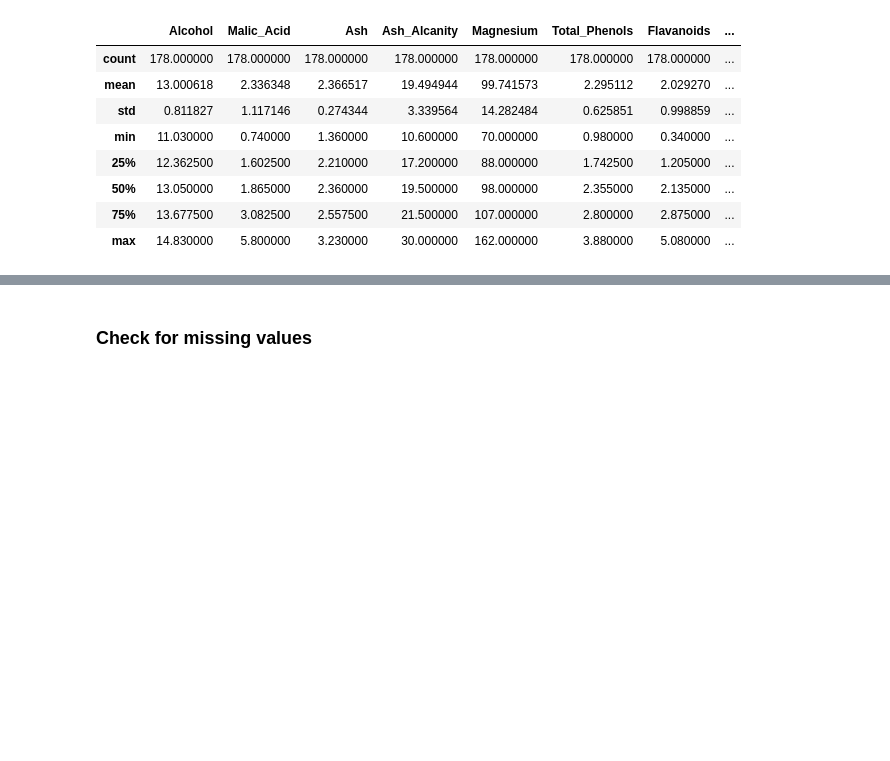
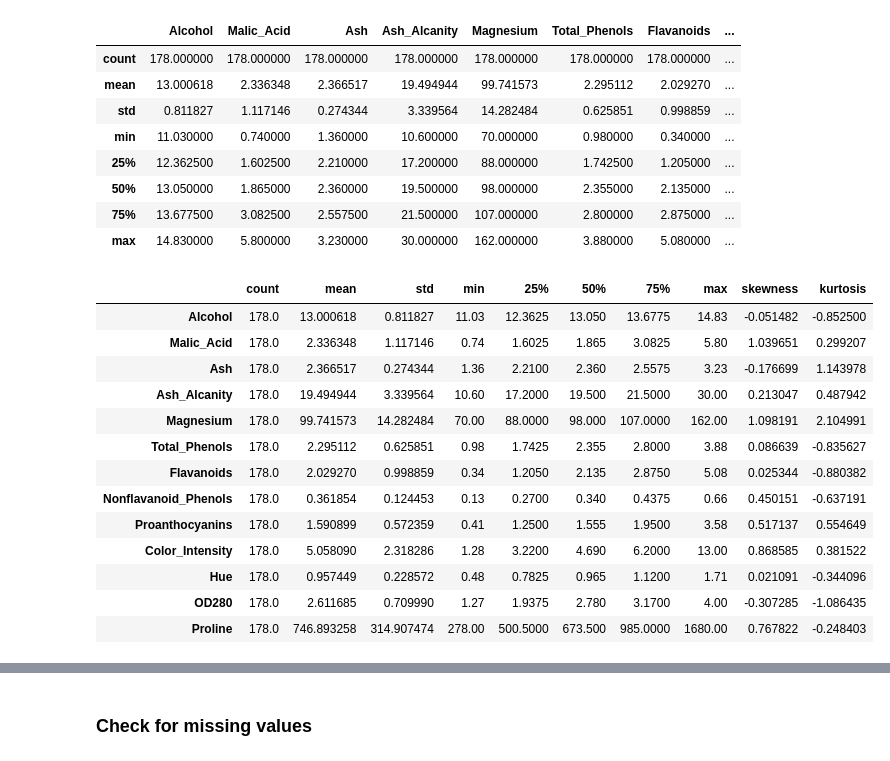
Before and after one commit to ZenaPoudel/wine-clustering, a Jupyter notebook: Notebook.ipynb, the cells around one changed output, grey strips where cells are left out. Cells and saved outputs as stored; diff of their text form; code cells hidden in the pictures; blank space fills up the shorter version.

```diff
--- a/Notebook.ipynb
+++ b/Notebook.ipynb
@@ -41,3 +43,29 @@ df.describe()
 | 50% | 13.050000 | 1.865000 | 2.360000 | 19.500000 | 98.000000 | 2.355000 | 2.135000 | ... |
 | 75% | 13.677500 | 3.082500 | 2.557500 | 21.500000 | 107.000000 | 2.800000 | 2.875000 | ... |
 | max | 14.830000 | 5.800000 | 3.230000 | 30.000000 | 162.000000 | 3.880000 | 5.080000 | ... |
+# %%
+# Calculate skewness and kurtosis
+skewness = df.skew()
+kurtosis = df.kurt()
+
+summary = df.describe().T
+
+summary['skewness'] = skewness
+summary['kurtosis'] = kurtosis
+
+summary
+# %% [output]
+|  | count | mean | std | min | 25% | 50% | 75% | max | skewness | kurtosis |
+| Alcohol | 178.0 | 13.000618 | 0.811827 | 11.03 | 12.3625 | 13.050 | 13.6775 | 14.83 | -0.051482 | -0.852500 |
+| Malic_Acid | 178.0 | 2.336348 | 1.117146 | 0.74 | 1.6025 | 1.865 | 3.0825 | 5.80 | 1.039651 | 0.299207 |
+| Ash | 178.0 | 2.366517 | 0.274344 | 1.36 | 2.2100 | 2.360 | 2.5575 | 3.23 | -0.176699 | 1.143978 |
+| Ash_Alcanity | 178.0 | 19.494944 | 3.339564 | 10.60 | 17.2000 | 19.500 | 21.5000 | 30.00 | 0.213047 | 0.487942 |
+| Magnesium | 178.0 | 99.741573 | 14.282484 | 70.00 | 88.0000 | 98.000 | 107.0000 | 162.00 | 1.098191 | 2.104991 |
+| Total_Phenols | 178.0 | 2.295112 | 0.625851 | 0.98 | 1.7425 | 2.355 | 2.8000 | 3.88 | 0.086639 | -0.835627 |
+| Flavanoids | 178.0 | 2.029270 | 0.998859 | 0.34 | 1.2050 | 2.135 | 2.8750 | 5.08 | 0.025344 | -0.880382 |
+| Nonflavanoid_Phenols | 178.0 | 0.361854 | 0.124453 | 0.13 | 0.2700 | 0.340 | 0.4375 | 0.66 | 0.450151 | -0.637191 |
+| Proanthocyanins | 178.0 | 1.590899 | 0.572359 | 0.41 | 1.2500 | 1.555 | 1.9500 | 3.58 | 0.517137 | 0.554649 |
+| Color_Intensity | 178.0 | 5.058090 | 2.318286 | 1.28 | 3.2200 | 4.690 | 6.2000 | 13.00 | 0.868585 | 0.381522 |
+| Hue | 178.0 | 0.957449 | 0.228572 | 0.48 | 0.7825 | 0.965 | 1.1200 | 1.71 | 0.021091 | -0.344096 |
+| OD280 | 178.0 | 2.611685 | 0.709990 | 1.27 | 1.9375 | 2.780 | 3.1700 | 4.00 | -0.307285 | -1.086435 |
+| Proline | 178.0 | 746.893258 | 314.907474 | 278.00 | 500.5000 | 673.500 | 985.0000 | 1680.00 | 0.767822 | -0.248403 |
```
Also changed, not shown: parts of 30 cells of this notebook.
